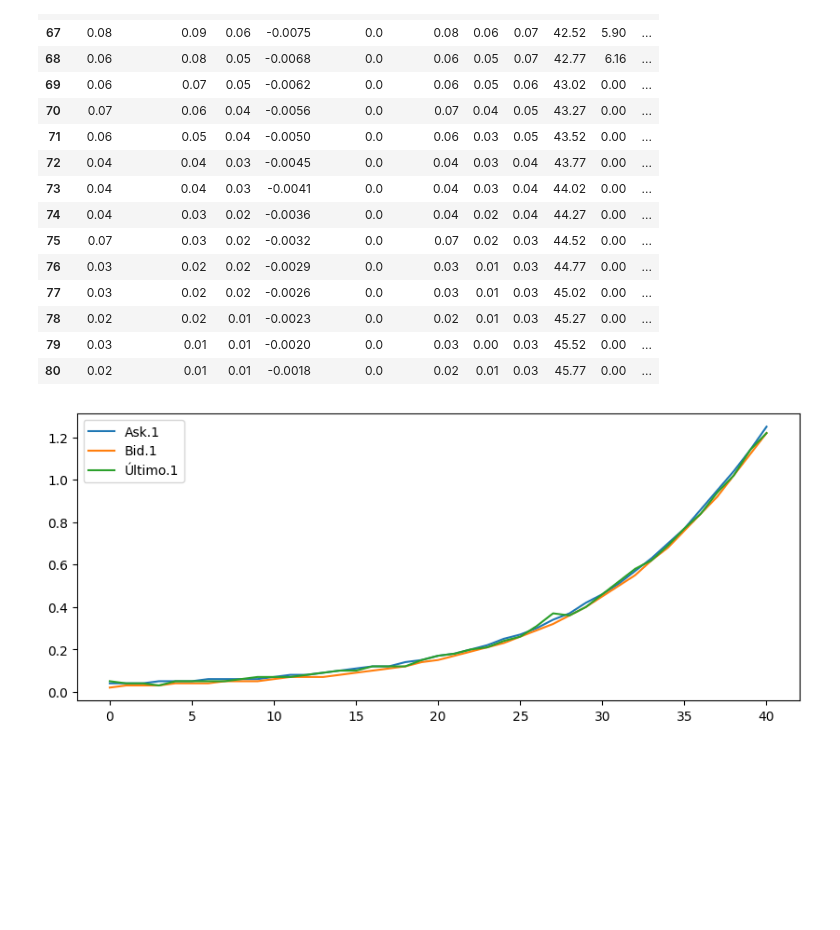
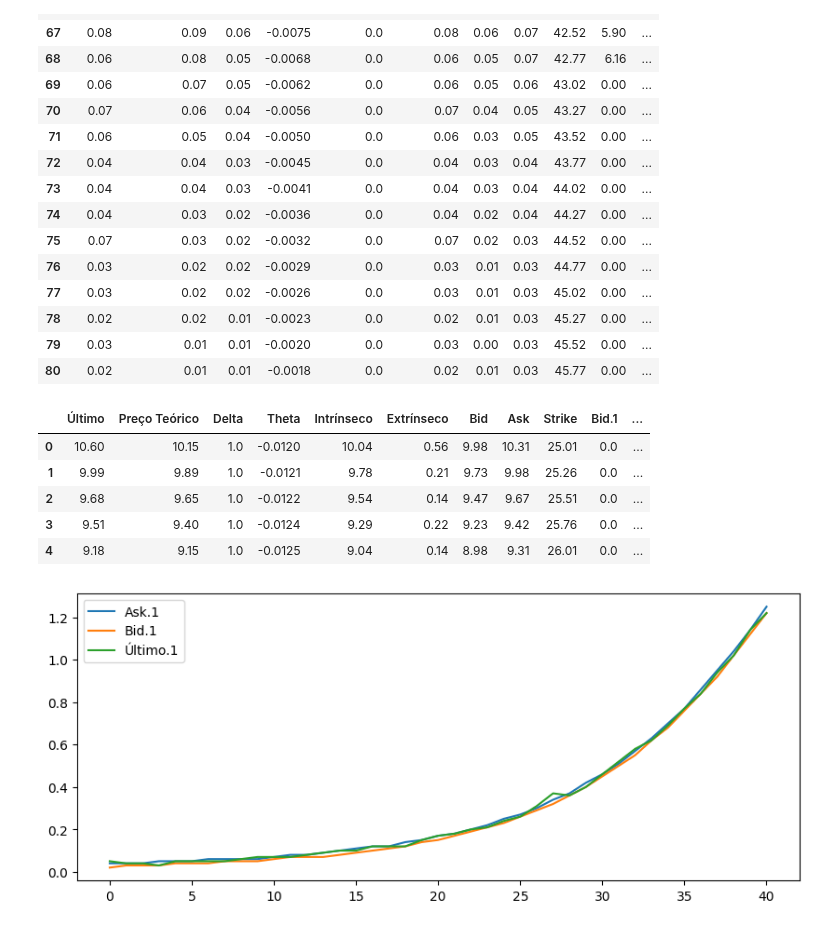
Before and after one commit to facklen/python_para_investimentos, a Jupyter notebook: Avaliação_Opções.ipynb, the cells around one changed output. Saved outputs shown, nothing was run; the diff lists cells and outputs as text; code cells hidden in the pictures; blank space fills up the shorter version.

```diff
--- a/Avaliação_Opções.ipynb
+++ b/Avaliação_Opções.ipynb
@@ -73,6 +73,16 @@ Opções.tail(15)
 | 78 | 0.02 | 0.02 | 0.01 | -0.0023 | 0.0 | 0.02 | 0.01 | 0.03 | 45.27 | 0.00 | ... |
 | 79 | 0.03 | 0.01 | 0.01 | -0.0020 | 0.0 | 0.03 | 0.00 | 0.03 | 45.52 | 0.00 | ... |
 | 80 | 0.02 | 0.01 | 0.01 | -0.0018 | 0.0 | 0.02 | 0.01 | 0.03 | 45.77 | 0.00 | ... |
+# %%
+Opções1 =pd.read_excel("/content/drive/MyDrive/Opções Dados/PETR4_04_12_23_to_15_12.xlsx",)
+Opções1.head(5)
+# %% [output]
+|  | Último | Preço Teórico | Delta | Theta | Intrínseco | Extrínseco | Bid | Ask | Strike | Bid.1 | ... |
+| 0 | 10.60 | 10.15 | 1.0 | -0.0120 | 10.04 | 0.56 | 9.98 | 10.31 | 25.01 | 0.0 | ... |
+| 1 | 9.99 | 9.89 | 1.0 | -0.0121 | 9.78 | 0.21 | 9.73 | 9.98 | 25.26 | 0.0 | ... |
+| 2 | 9.68 | 9.65 | 1.0 | -0.0122 | 9.54 | 0.14 | 9.47 | 9.67 | 25.51 | 0.0 | ... |
+| 3 | 9.51 | 9.40 | 1.0 | -0.0124 | 9.29 | 0.22 | 9.23 | 9.42 | 25.76 | 0.0 | ... |
+| 4 | 9.18 | 9.15 | 1.0 | -0.0125 | 9.04 | 0.14 | 8.98 | 9.31 | 26.01 | 0.0 | ... |
 # %%
 # Ask são os vendedores
 # Bid são os compradores
```
Also changed, not shown: parts of 3 cells of this notebook.
